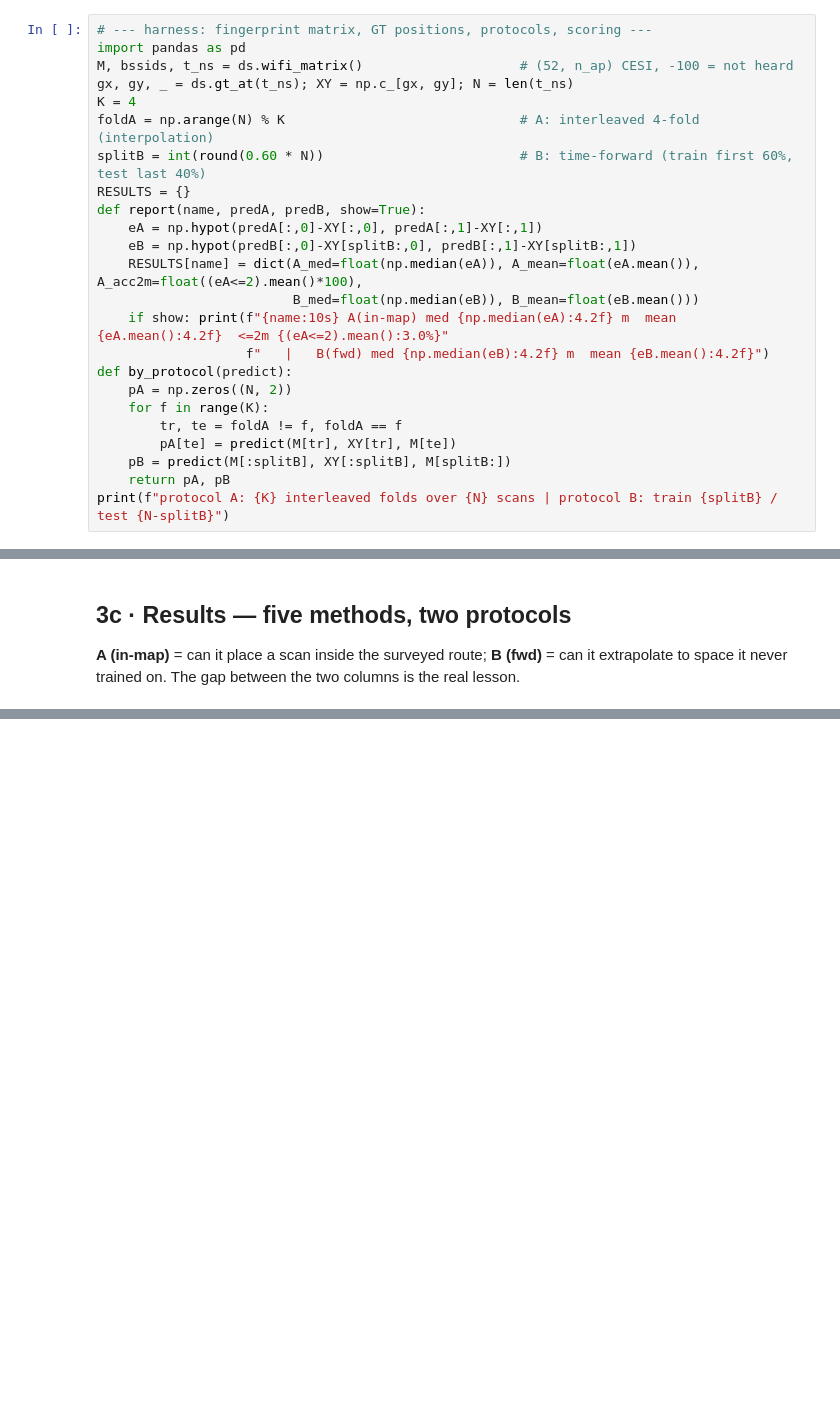
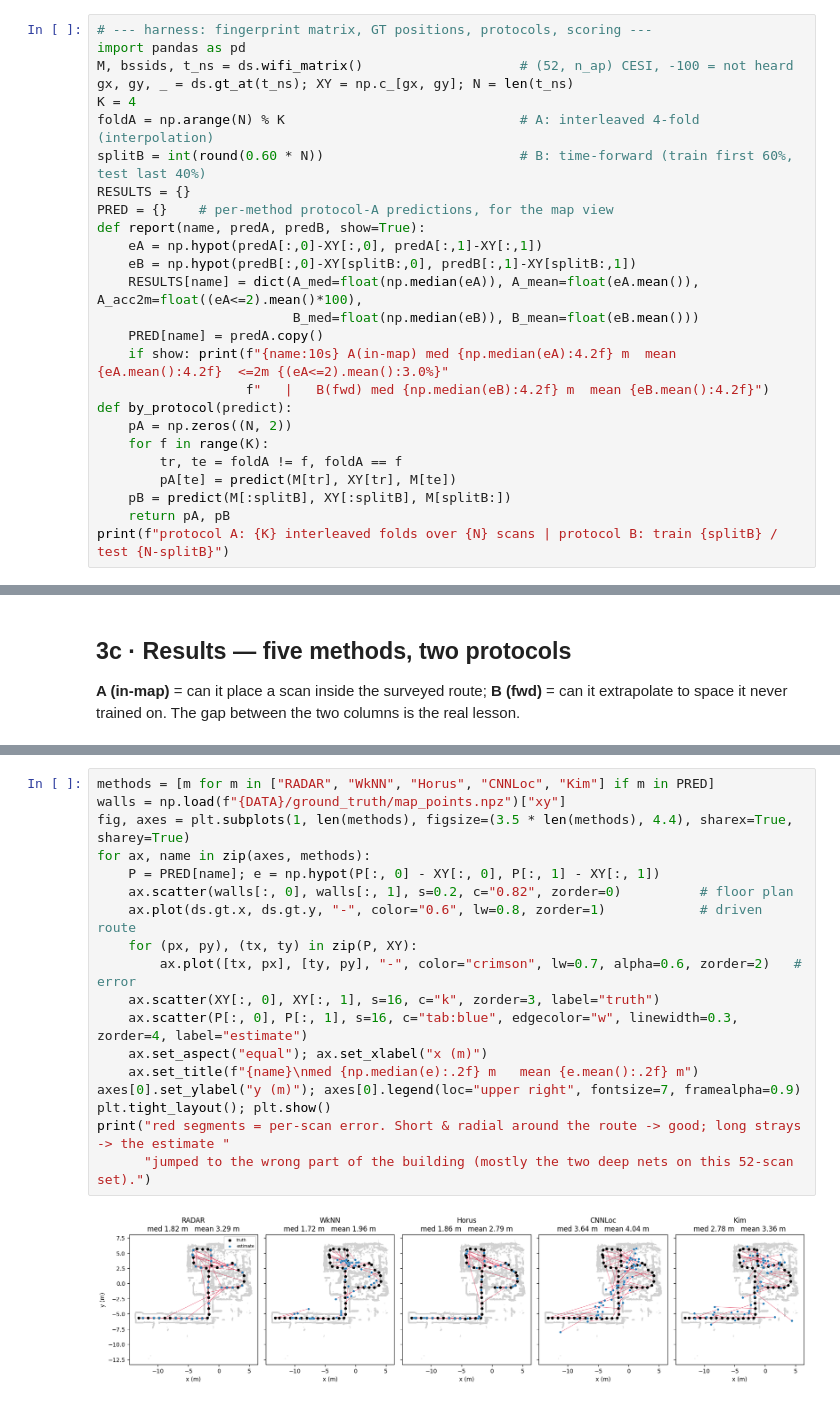
Before and after one commit to moebachar/side_navlori, a Jupyter notebook: side_navlori_wifi.ipynb, the cells around one changed output, grey strips where cells are left out. Saved outputs shown, nothing was run; the diff lists cells and outputs as text; blank space fills up the shorter version.

Commit message:
wifi: §3d per-method map view (truth vs estimate + error segments, all 5 methods)

```diff
--- a/side_navlori_wifi.ipynb
+++ b/side_navlori_wifi.ipynb
@@ -221,11 +221,13 @@ K = 4
 foldA = np.arange(N) % K                              # A: interleaved 4-fold (interpolation)
 splitB = int(round(0.60 * N))                         # B: time-forward (train first 60%, test last 40%)
 RESULTS = {}
+PRED = {}    # per-method protocol-A predictions, for the map view
 def report(name, predA, predB, show=True):
     eA = np.hypot(predA[:,0]-XY[:,0], predA[:,1]-XY[:,1])
     eB = np.hypot(predB[:,0]-XY[splitB:,0], predB[:,1]-XY[splitB:,1])
     RESULTS[name] = dict(A_med=float(np.median(eA)), A_mean=float(eA.mean()), A_acc2m=float((eA<=2).mean()*100),
                          B_med=float(np.median(eB)), B_mean=float(eB.mean()))
+    PRED[name] = predA.copy()
     if show: print(f"{name:10s} A(in-map) med {np.median(eA):4.2f} m  mean {eA.mean():4.2f}  <=2m {(eA<=2).mean():3.0%}"
                    f"   |   B(fwd) med {np.median(eB):4.2f} m  mean {eB.mean():4.2f}")
 def by_protocol(predict):
@@ -333,0 +340,20 @@ In-map winner: WkNN (1.72 m median). The deep nets overfit on 52 scans; forward
+# %%
+methods = [m for m in ["RADAR", "WkNN", "Horus", "CNNLoc", "Kim"] if m in PRED]
+walls = np.load(f"{DATA}/ground_truth/map_points.npz")["xy"]
+fig, axes = plt.subplots(1, len(methods), figsize=(3.5 * len(methods), 4.4), sharex=True, sharey=True)
+for ax, name in zip(axes, methods):
+    P = PRED[name]; e = np.hypot(P[:, 0] - XY[:, 0], P[:, 1] - XY[:, 1])
+    ax.scatter(walls[:, 0], walls[:, 1], s=0.2, c="0.82", zorder=0)          # floor plan
+    ax.plot(ds.gt.x, ds.gt.y, "-", color="0.6", lw=0.8, zorder=1)            # driven route
+    for (px, py), (tx, ty) in zip(P, XY):
+        ax.plot([tx, px], [ty, py], "-", color="crimson", lw=0.7, alpha=0.6, zorder=2)   # error
+    ax.scatter(XY[:, 0], XY[:, 1], s=16, c="k", zorder=3, label="truth")
+    ax.scatter(P[:, 0], P[:, 1], s=16, c="tab:blue", edgecolor="w", linewidth=0.3, zorder=4, label="estimate")
+    ax.set_aspect("equal"); ax.set_xlabel("x (m)")
+    ax.set_title(f"{name}\nmed {np.median(e):.2f} m   mean {e.mean():.2f} m")
+axes[0].set_ylabel("y (m)"); axes[0].legend(loc="upper right", fontsize=7, framealpha=0.9)
+plt.tight_layout(); plt.show()
+print("red segments = per-scan error. Short & radial around the route -> good; long strays -> the estimate "
+      "jumped to the wrong part of the building (mostly the two deep nets on this 52-scan set).")
+# %% [output]
+[figure, added]
```
Also changed, not shown: parts of 4 cells of this notebook.
